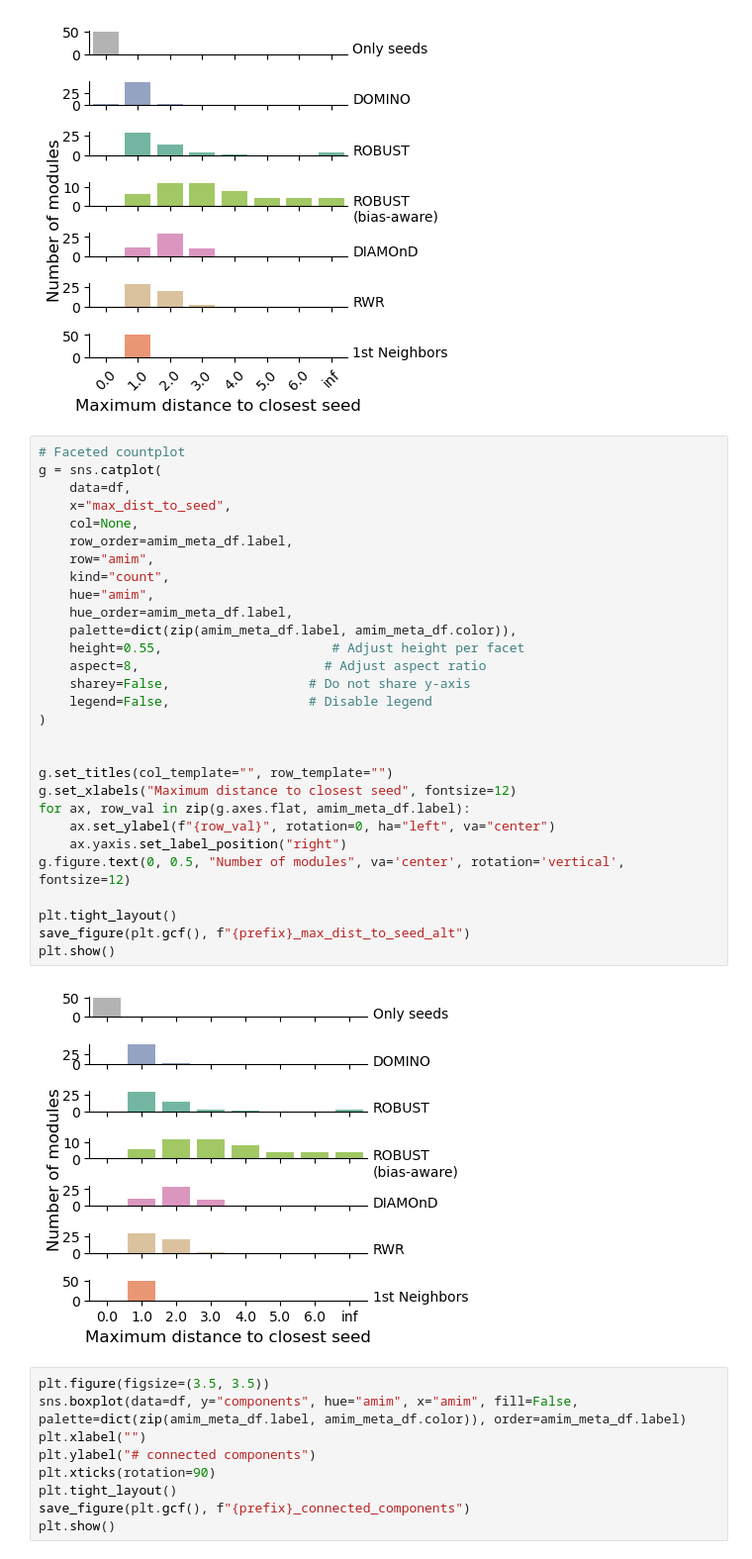
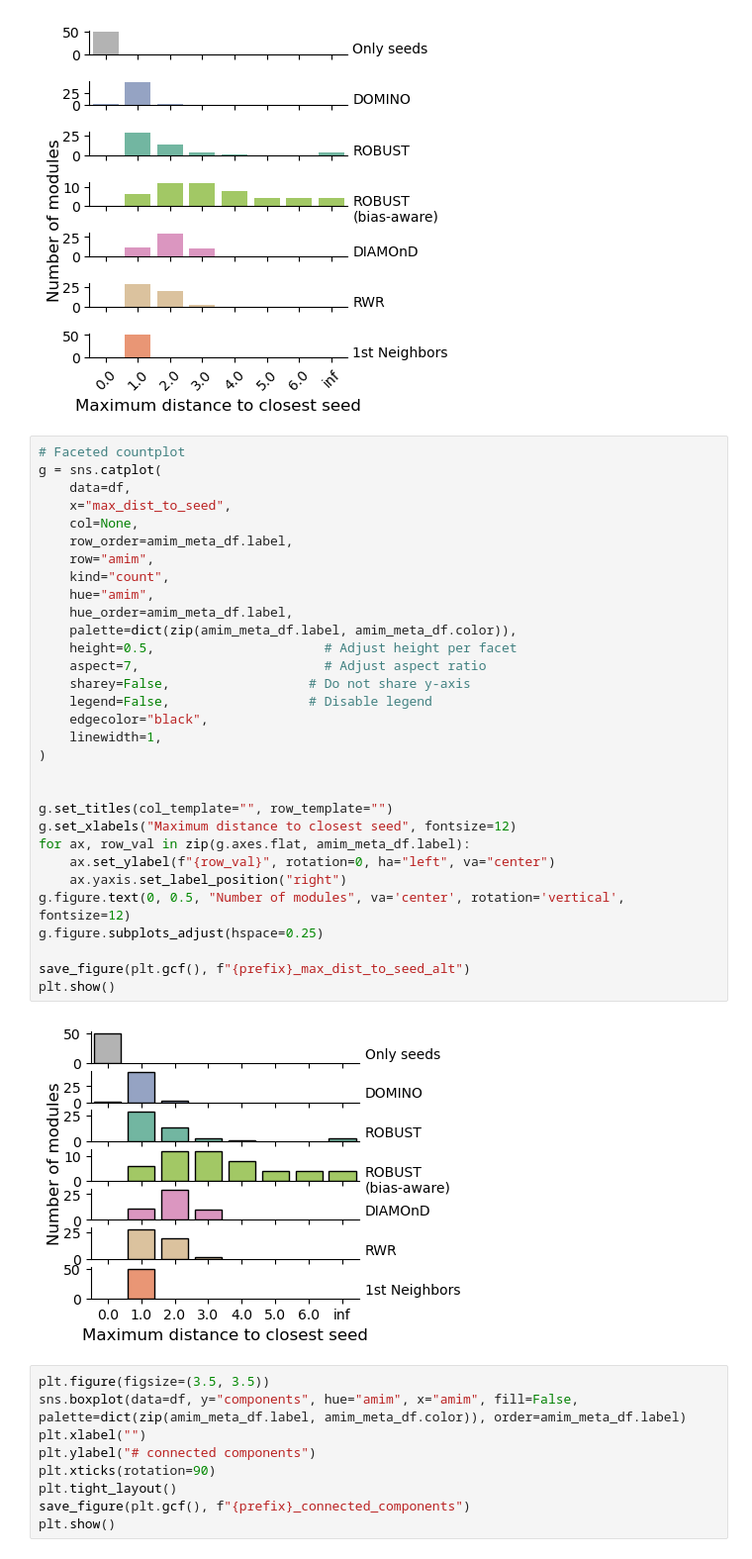
Before and after one commit to REPO4EU/modulediscovery_demonstration, a Jupyter notebook: src/04_visualize_module_topology.ipynb, the cells around one changed output. Shown at 99% size. Drawn from its saved outputs; the diff is of its cells as text.

Commit message:
layout improvements

```diff
--- a/src/04_visualize_module_topology.ipynb
+++ b/src/04_visualize_module_topology.ipynb
@@ -288,34 +288,36 @@ plt.show()
 # %%
 # Faceted countplot
 g = sns.catplot(
     data=df,
     x="max_dist_to_seed",
     col=None,
     row_order=amim_meta_df.label,
     row="amim",
     kind="count",
     hue="amim",
     hue_order=amim_meta_df.label,
     palette=dict(zip(amim_meta_df.label, amim_meta_df.color)),
-    height=0.55,                      # Adjust height per facet
-    aspect=8,                        # Adjust aspect ratio
+    height=0.5,                      # Adjust height per facet
+    aspect=7,                        # Adjust aspect ratio
     sharey=False,                  # Do not share y-axis
     legend=False,                  # Disable legend
+    edgecolor="black",
+    linewidth=1,
 )
 
 
 g.set_titles(col_template="", row_template="")
 g.set_xlabels("Maximum distance to closest seed", fontsize=12)
 for ax, row_val in zip(g.axes.flat, amim_meta_df.label):
     ax.set_ylabel(f"{row_val}", rotation=0, ha="left", va="center")
     ax.yaxis.set_label_position("right")
 g.figure.text(0, 0.5, "Number of modules", va='center', rotation='vertical', fontsize=12)
+g.figure.subplots_adjust(hspace=0.25)
 
-plt.tight_layout()
 save_figure(plt.gcf(), f"{prefix}_max_dist_to_seed_alt")
 plt.show()
 # %% [output]
-[figure, old version]
+[figure, new version]
 # %%
 plt.figure(figsize=(3.5, 3.5))
 sns.boxplot(data=df, y="components", hue="amim", x="amim", fill=False, palette=dict(zip(amim_meta_df.label, amim_meta_df.color)), order=amim_meta_df.label)
```
Also changed, not shown: 4 other files.
